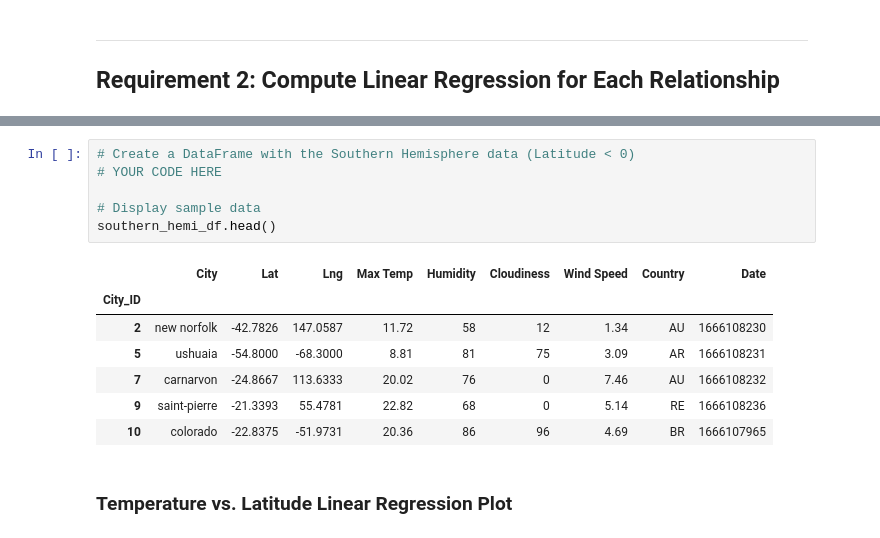
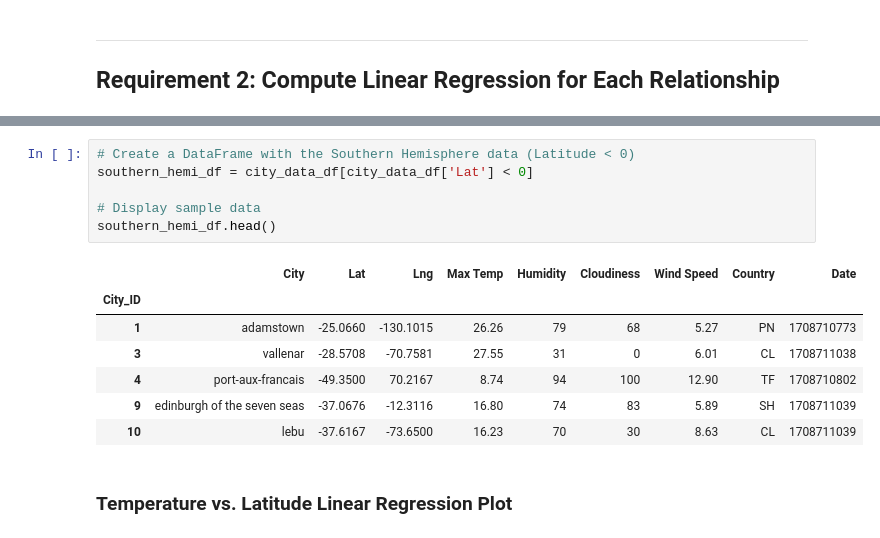
Before and after one commit to Yenorii/python-api-challenge, a Jupyter notebook: WeatherPy/WeatherPy.ipynb, the cells around one changed output, grey strips where cells are left out. Drawn from its saved outputs; the diff is of its cells as text.

```diff
--- a/WeatherPy/WeatherPy.ipynb
+++ b/WeatherPy/WeatherPy.ipynb
@@ -281,16 +340,16 @@ northern_hemi_df.head()
 # %%
 # Create a DataFrame with the Southern Hemisphere data (Latitude < 0)
-# YOUR CODE HERE
+southern_hemi_df = city_data_df[city_data_df['Lat'] < 0]
 
 # Display sample data
 southern_hemi_df.head()
 # %% [output]
 |  | City | Lat | Lng | Max Temp | Humidity | Cloudiness | Wind Speed | Country | Date |
 | City_ID |  |  |  |  |  |  |  |  |  |
-| 2 | new norfolk | -42.7826 | 147.0587 | 11.72 | 58 | 12 | 1.34 | AU | 1666108230 |
-| 5 | ushuaia | -54.8000 | -68.3000 | 8.81 | 81 | 75 | 3.09 | AR | 1666108231 |
-| 7 | carnarvon | -24.8667 | 113.6333 | 20.02 | 76 | 0 | 7.46 | AU | 1666108232 |
-| 9 | saint-pierre | -21.3393 | 55.4781 | 22.82 | 68 | 0 | 5.14 | RE | 1666108236 |
-| 10 | colorado | -22.8375 | -51.9731 | 20.36 | 86 | 96 | 4.69 | BR | 1666107965 |
+| 1 | adamstown | -25.0660 | -130.1015 | 26.26 | 79 | 68 | 5.27 | PN | 1708710773 |
+| 3 | vallenar | -28.5708 | -70.7581 | 27.55 | 31 | 0 | 6.01 | CL | 1708711038 |
+| 4 | port-aux-francais | -49.3500 | 70.2167 | 8.74 | 94 | 100 | 12.90 | TF | 1708710802 |
+| 9 | edinburgh of the seven seas | -37.0676 | -12.3116 | 16.80 | 74 | 83 | 5.89 | SH | 1708711039 |
+| 10 | lebu | -37.6167 | -73.6500 | 16.23 | 70 | 30 | 8.63 | CL | 1708711039 |
 # %% [markdown]
 ###  Temperature vs. Latitude Linear Regression Plot
```
Also changed, not shown: parts of 37 cells of this notebook, 5 other files.
